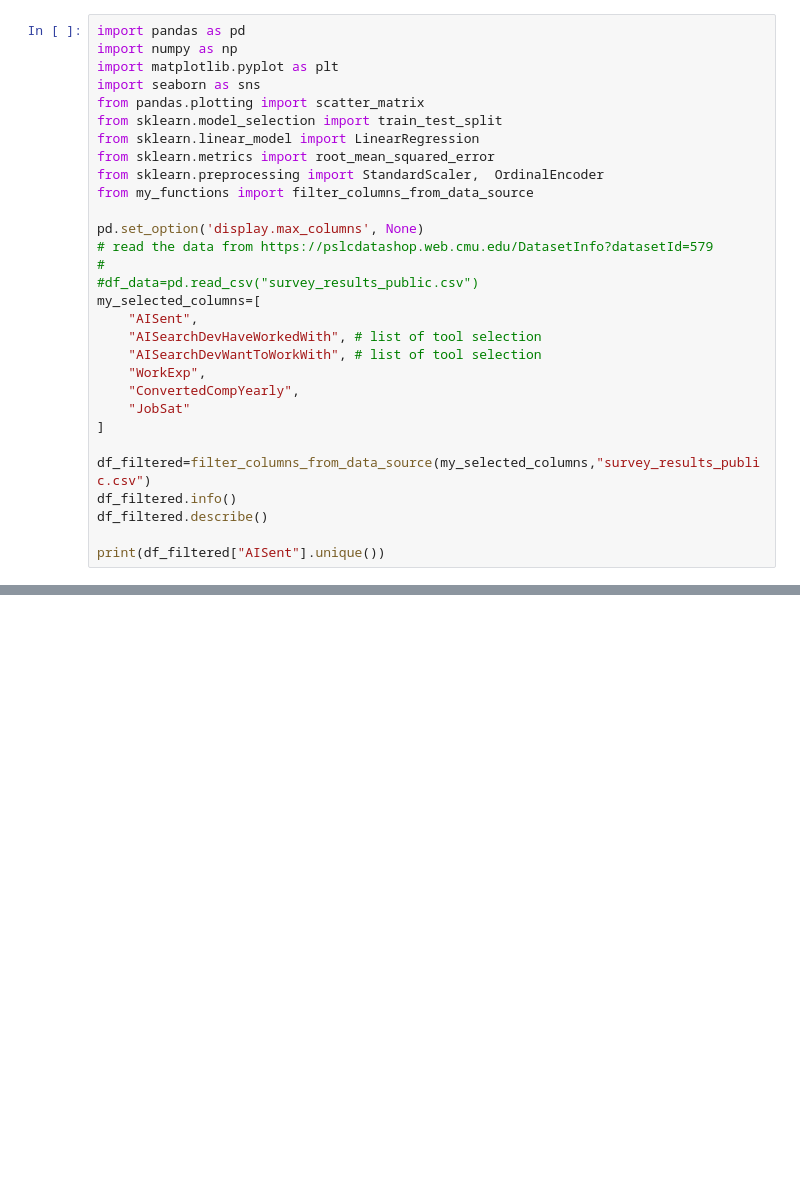
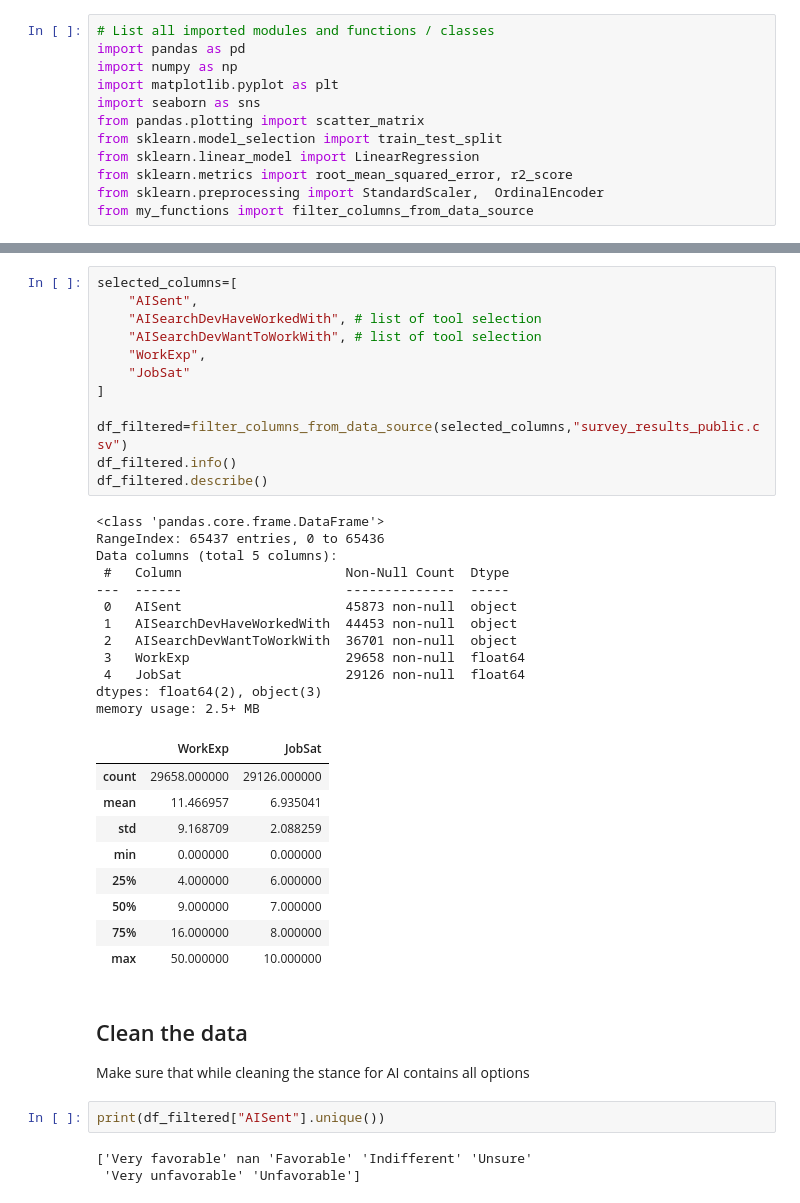
Before and after one commit to gelatti-07/ai_training-task, a Jupyter notebook: AnalyseImpactOfNumberOfToolsUsedAndIntendedToUseOnStanceForAI.ipynb, the cells around one changed output, grey strips where cells are left out. Drawn from its saved outputs; the diff is of its cells as text; blank space fills up the shorter version.

```diff
--- a/AnalyseImpactOfNumberOfToolsUsedAndIntendedToUseOnStanceForAI.ipynb
+++ b/AnalyseImpactOfNumberOfToolsUsedAndIntendedToUseOnStanceForAI.ipynb
@@ -1,4 +3,5 @@
 # %%
+# List all imported modules and functions / classes
 import pandas as pd
 import numpy as np
 import matplotlib.pyplot as plt
@@ -6,25 +9,6 @@ import seaborn as sns
 from pandas.plotting import scatter_matrix
 from sklearn.model_selection import train_test_split
 from sklearn.linear_model import LinearRegression
-from sklearn.metrics import root_mean_squared_error
+from sklearn.metrics import root_mean_squared_error, r2_score
 from sklearn.preprocessing import StandardScaler,  OrdinalEncoder
 from my_functions import filter_columns_from_data_source
-
-pd.set_option('display.max_columns', None)
-# read the data from https://pslcdatashop.web.cmu.edu/DatasetInfo?datasetId=579
-#
-#df_data=pd.read_csv("survey_results_public.csv")
-my_selected_columns=[
-    "AISent",
-    "AISearchDevHaveWorkedWith", # list of tool selection
-    "AISearchDevWantToWorkWith", # list of tool selection
-    "WorkExp",
-    "ConvertedCompYearly",
-    "JobSat"
-]
-
-df_filtered=filter_columns_from_data_source(my_selected_columns,"survey_results_public.csv")
-df_filtered.info()
-df_filtered.describe()
-
-print(df_filtered["AISent"].unique())
@@ -46,0 +26,42 @@ memory usage: 3.0+ MB
+# %%
+selected_columns=[
+    "AISent",
+    "AISearchDevHaveWorkedWith", # list of tool selection
+    "AISearchDevWantToWorkWith", # list of tool selection
+    "WorkExp",
+    "JobSat"
+]
+
+df_filtered=filter_columns_from_data_source(selected_columns,"survey_results_public.csv")
+df_filtered.info()
+df_filtered.describe()
+# %% [output]
+<class 'pandas.core.frame.DataFrame'>
+RangeIndex: 65437 entries, 0 to 65436
+Data columns (total 5 columns):
+ #   Column                     Non-Null Count  Dtype
+---  ------                     --------------  -----
+ 0   AISent                     45873 non-null  object
+ 1   AISearchDevHaveWorkedWith  44453 non-null  object
+ 2   AISearchDevWantToWorkWith  36701 non-null  object
+ 3   WorkExp                    29658 non-null  float64
+ 4   JobSat                     29126 non-null  float64
+dtypes: float64(2), object(3)
+memory usage: 2.5+ MB
+|  | WorkExp | JobSat |
+| count | 29658.000000 | 29126.000000 |
+| mean | 11.466957 | 6.935041 |
+| std | 9.168709 | 2.088259 |
+| min | 0.000000 | 0.000000 |
+| 25% | 4.000000 | 6.000000 |
+| 50% | 9.000000 | 7.000000 |
+| 75% | 16.000000 | 8.000000 |
+| max | 50.000000 | 10.000000 |
+# %% [markdown]
+## Clean the data
+Make sure that while cleaning the stance for AI contains all options
+# %%
+print(df_filtered["AISent"].unique())
+# %% [output]
+['Very favorable' nan 'Favorable' 'Indifferent' 'Unsure'
+ 'Very unfavorable' 'Unfavorable']
```
Also changed, not shown: parts of 30 cells of this notebook.
